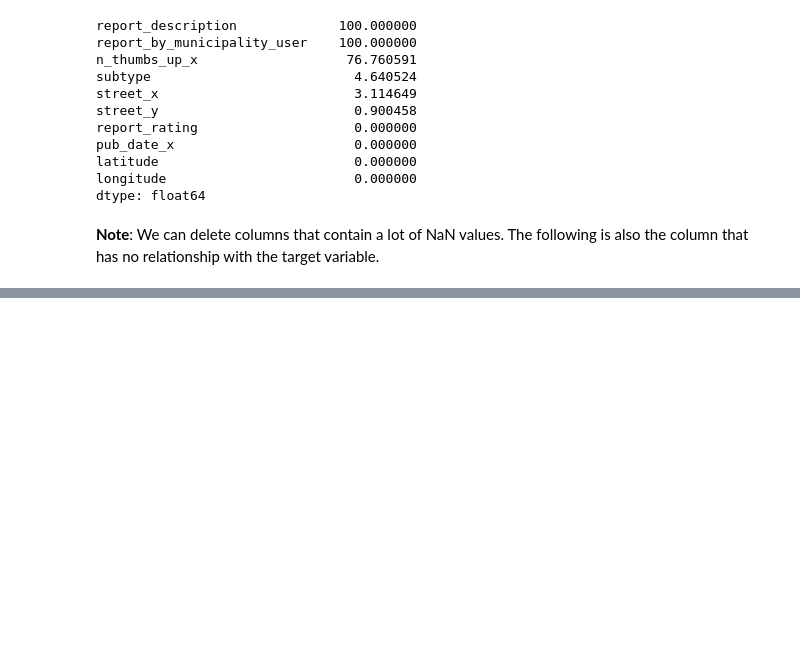
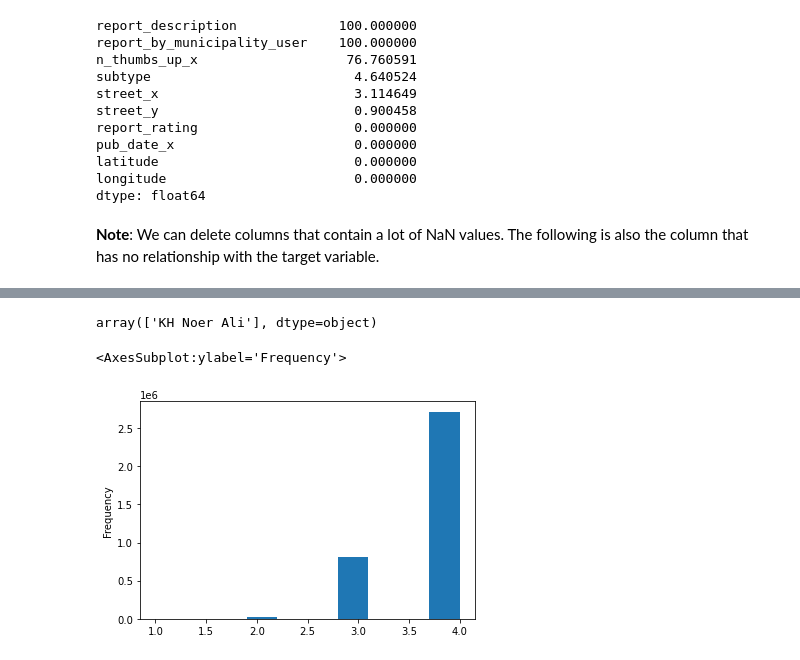
Before and after one commit to bolaubi/DSW_danthon_2021-1, a Jupyter notebook: dsw_danthon.ipynb, the cells around one changed output, grey strips where cells are left out. Cells and saved outputs as stored; diff of their text form; code cells hidden in the pictures; blank space fills up the shorter version.

```diff
--- a/dsw_danthon.ipynb
+++ b/dsw_danthon.ipynb
@@ -257,0 +486,11 @@ ready
+# %%
+ready[(ready['s2token_15']=='2e698cff4') & (ready['street_y'].isna()==False)]['street_y'].unique()
+# %% [output]
+array(['KH Noer Ali'], dtype=object)
+# %%
+ready_clean = ready.dropna()
+# %%
+ready_clean[ready_clean['Labels'] == True]['jam_level'].plot(kind='hist')
+# %% [output]
+<AxesSubplot:ylabel='Frequency'>
+[figure, added]
```
Also changed, not shown: parts of 55 cells of this notebook, 10 other files.
